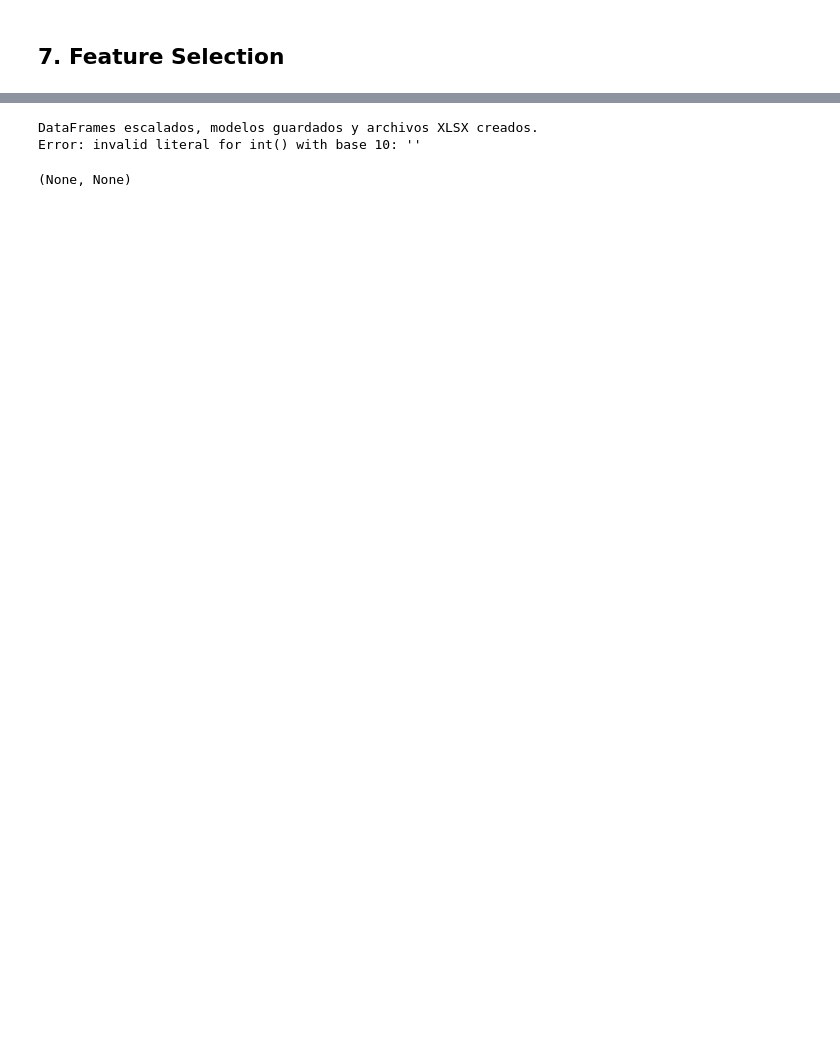
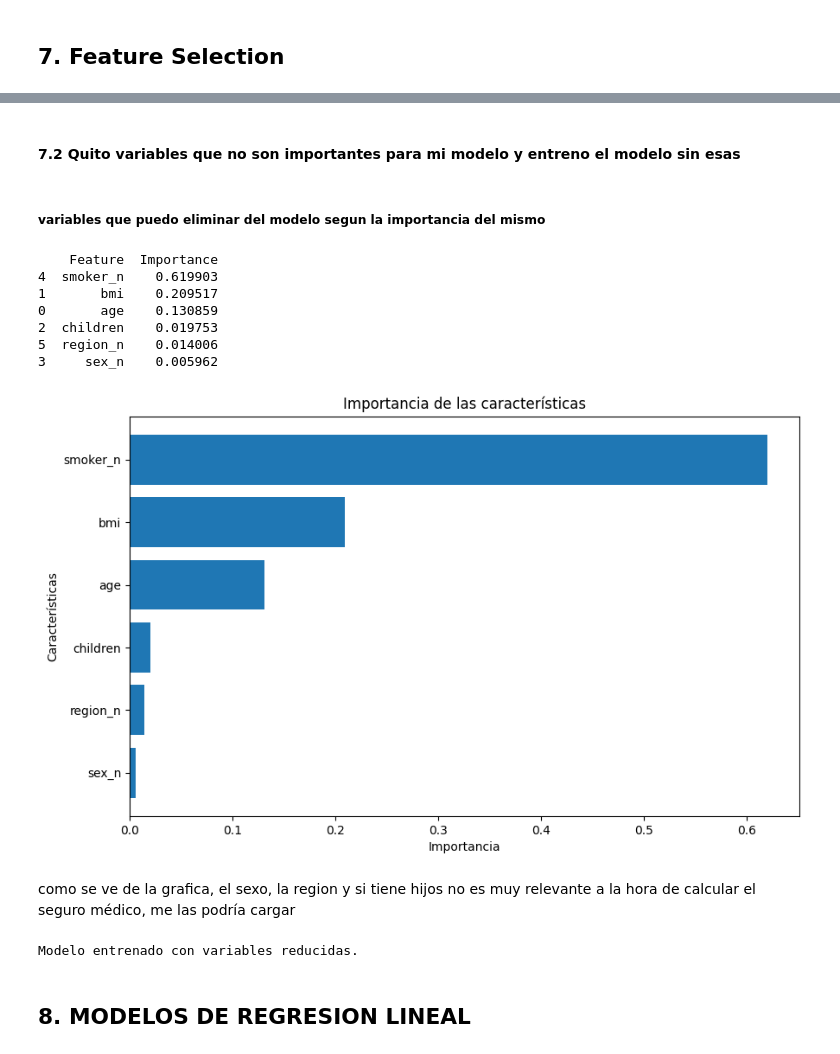
Before and after one commit to 4GeeksAcademy/14-PILAR-MLEARNING-MEDICO, a Jupyter notebook: NOTEBOOK PILAR.V1.ipynb, the cells around one changed output, grey strips where cells are left out. Cells and saved outputs as stored; diff of their text form; code cells hidden in the pictures; blank space fills up the shorter version.

```diff
--- a/NOTEBOOK PILAR.V1.ipynb
+++ b/NOTEBOOK PILAR.V1.ipynb
@@ -847,19 +777,60 @@ def normalize_data(X_train_con_outliers, X_test_con_outliers, X_train_sin_outlie
-# %%
-# Ensure that the scaled variables are created
-X_train_con_outliers_scal, X_test_con_outliers_scal, X_train_sin_outliers_scal, X_test_sin_outliers_scal = scale_min_max_data_1(
-	X_train_con_outliers, X_test_con_outliers, X_train_sin_outliers, X_test_sin_outliers, numerical_cols
-)
-
-# Ensure y_train is filtered to match the indices of X_train_con_outliers_norm
-y_train_filtered = y_train.loc[X_train_con_outliers.index]
-
-# Call the feature_selection function
-feature_selection(
-	X_train_con_outliers_norm, X_train_sin_outliers_norm, X_test_con_outliers_norm, X_test_sin_outliers_norm,
-	X_train_con_outliers_scal, X_train_sin_outliers_scal, X_test_con_outliers_scal, X_test_sin_outliers_scal,
-	y_train_filtered, y_test
-)
-# %% [output]
-DataFrames escalados, modelos guardados y archivos XLSX creados.
-Error: invalid literal for int() with base 10: ''
-(None, None)
+# %% [markdown]
+#### 7.2 Quito variables que no son importantes para mi modelo y entreno el modelo sin esas
+# %% [markdown]
+##### variables que puedo eliminar del modelo segun la importancia del mismo
+# %%
+from sklearn.ensemble import RandomForestRegressor
+import matplotlib.pyplot as plt
+import pandas as pd
+from sklearn.preprocessing import MinMaxScaler
+
+# Escalar las variables numéricas
+num_variables = df.select_dtypes(include=['number']).columns  # Seleccionar solo columnas numéricas
+scaler = MinMaxScaler()
+scal_features = scaler.fit_transform(df[num_variables])
+df_scal = pd.DataFrame(scal_features, index=df.index, columns=num_variables)
+
+# Random Forest para calcular la importancia de las características
+X = df_scal.drop(columns=["charges"])  # Suponiendo que "charges" es la variable objetivo
+y = df_scal["charges"]  # Variable objetivo
+model = RandomForestRegressor(random_state=42)
+model.fit(X, y)
+
+# Importancia de las características
+importances = model.feature_importances_
+feature_names = X.columns
+importance_df = pd.DataFrame({"Feature": feature_names, "Importance": importances})
+importance_df = importance_df.sort_values(by="Importance", ascending=False)
+
+# Mostrar los resultados
+print(importance_df)
+plt.figure(figsize=(10, 6))
+plt.barh(importance_df["Feature"], importance_df["Importance"])
+plt.xlabel("Importancia")
+plt.ylabel("Características")
+plt.title("Importancia de las características")
+plt.gca().invert_yaxis()
+plt.show()
+# %% [output]
+    Feature  Importance
+4  smoker_n    0.619903
+1       bmi    0.209517
+0       age    0.130859
+2  children    0.019753
+5  region_n    0.014006
+3     sex_n    0.005962
+[figure, added]
+# %% [markdown]
+como se ve de la grafica, el sexo, la region y si tiene hijos no es muy relevante a la hora de calcular el seguro médico, me las podría cargar
+# %%
+X = df_scal.drop("charges", axis=1)
+y = df_scal["charges"]
+low_importance_features = ["sex_n", "region_n", "children"]
+X_reduced = X.drop(columns=low_importance_features)
+model_reduced = RandomForestRegressor(random_state=42)
+model_reduced.fit(X_reduced, y)
+print("Modelo entrenado con variables reducidas.")
+# %% [output]
+Modelo entrenado con variables reducidas.
+# %% [markdown]
+## 8. MODELOS DE REGRESION LINEAL
```
Also changed, not shown: parts of 18 cells of this notebook, 4 other files.
